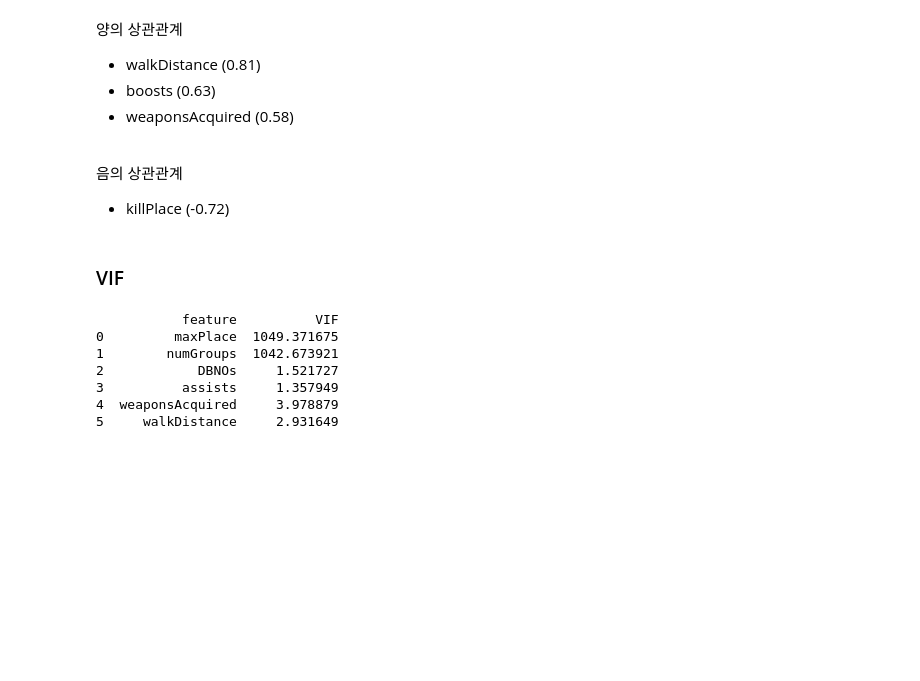
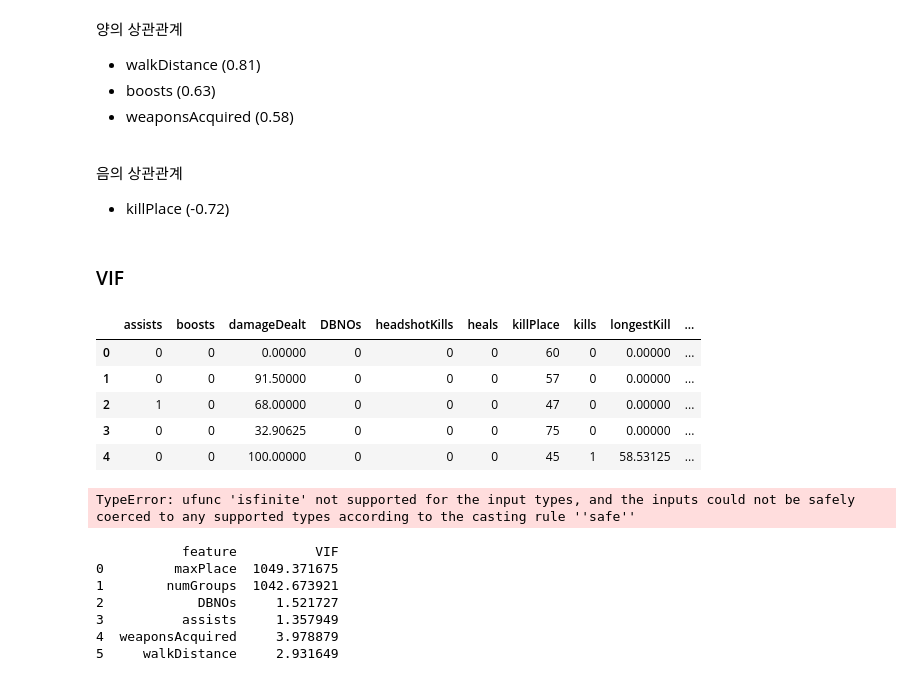
Before and after one commit to HalfMoon1008/PUBG_ML_Project, a Jupyter notebook: modelingPUBG.ipynb, the cells around one changed output. Cells and saved outputs as stored; diff of their text form; code cells hidden in the pictures; blank space fills up the shorter version.

Commit message:
update all files
'22.06.21 PUBG Modeling project is Done!

```diff
--- a/modelingPUBG.ipynb
+++ b/modelingPUBG.ipynb
@@ -218,5 +218,27 @@ sns.heatmap(train.corr(), annot=True, linewidths=2, cmap = 'Blues')
 from patsy import dmatrices
 import statsmodels.api as sm
 from statsmodels.stats.outliers_influence import variance_inflation_factor
+# %%
+train = pd.read_csv('/Users/sanghyun/Desktop/Coding/PUBG_ML_Project/data/train_V2.csv')
+train = reduce_mem_usage(train)
 # %%
 mydata3 = train.copy()
+# %%
+mydata3.head(5)
+# %% [output]
+|  | assists | boosts | damageDealt | DBNOs | headshotKills | heals | killPlace | kills | longestKill | ... |
+| 0 | 0 | 0 | 0.00000 | 0 | 0 | 0 | 60 | 0 | 0.00000 | ... |
+| 1 | 0 | 0 | 91.50000 | 0 | 0 | 0 | 57 | 0 | 0.00000 | ... |
+| 2 | 1 | 0 | 68.00000 | 0 | 0 | 0 | 47 | 0 | 0.00000 | ... |
+| 3 | 0 | 0 | 32.90625 | 0 | 0 | 0 | 75 | 0 | 0.00000 | ... |
+| 4 | 0 | 0 | 100.00000 | 0 | 0 | 0 | 45 | 1 | 58.53125 | ... |
+# %%
+feature = mydata3.drop('winPlacePerc', axis=1)
+target = mydata3.winPlacePerc
+
+pd.DataFrame({
+    "VIF Factor": [variance_inflation_factor(mydata3.values, idx) for idx in range(mydata3.shape[1])],
+    "features": mydata3.columns,
+})
+# %% [output]
+TypeError: ufunc 'isfinite' not supported for the input types, and the inputs could not be safely coerced to any supported types according to the casting rule ''safe''
```
Also changed, not shown: parts of 4 cells of this notebook, 6 other files.
